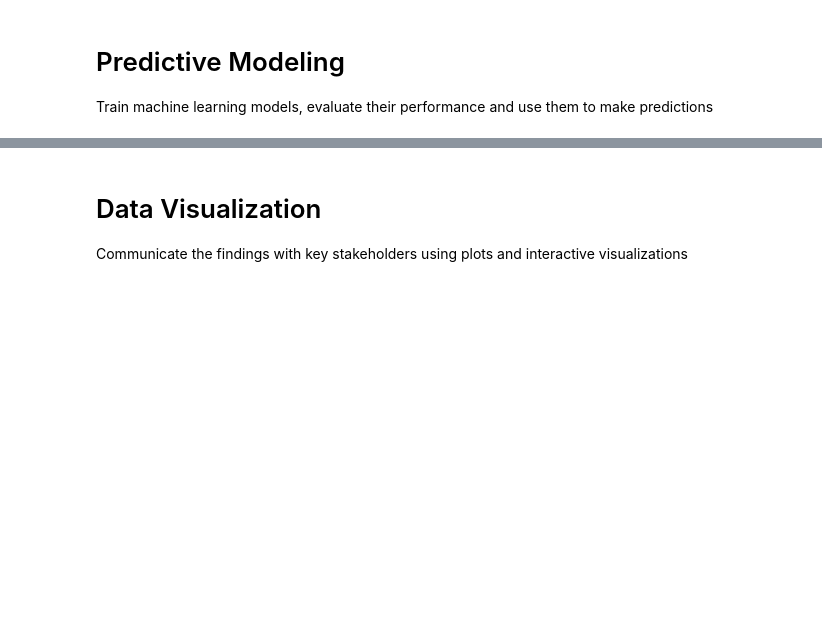
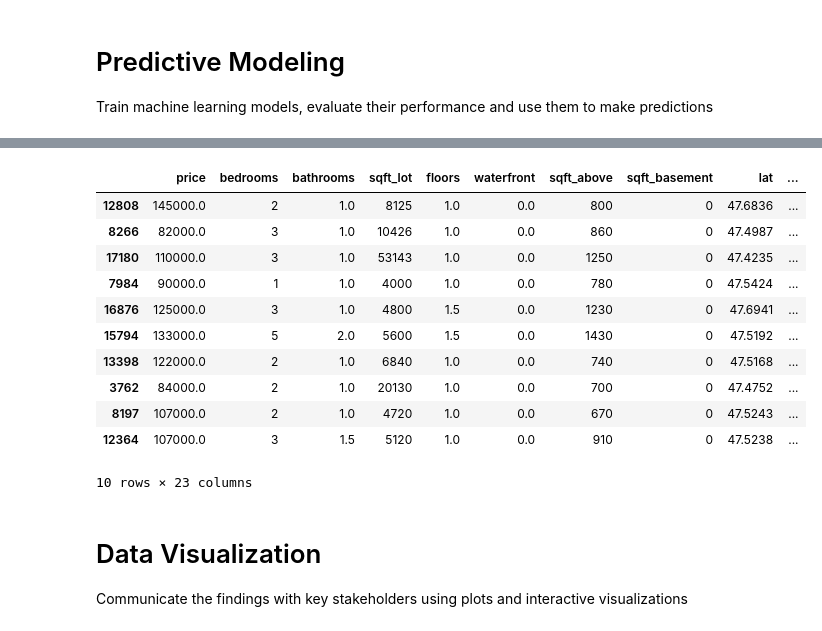
Before and after one commit to Rurbinasal/EDA_house_prices, a Jupyter notebook: King County Analysis.ipynb, the cells around one changed output, grey strips where cells are left out. Saved outputs shown, nothing was run; the diff lists cells and outputs as text; code cells hidden in the pictures; blank space fills up the shorter version.

```diff
--- a/King County Analysis.ipynb
+++ b/King County Analysis.ipynb
@@ -472,3 +504,21 @@ r2_score(y4_test, predictions)
+# %%
+# Real estate with grades 4-6 (sub-par)
+data_results["grade"] = data_results["grade_4"] + data_results["grade_5"] + data_results["grade_6"]
+data_results[data_results["grade"] == 1].sort_values("res_rel").head()
+#data_results.query("(data_results.grade_4 == 1) OR (data_results.grade_5 == 1) OR (data_results.grade_6 == 1)").sort_values("res_rel").head(10)
+# %% [output]
+|  | price | bedrooms | bathrooms | sqft_lot | floors | waterfront | sqft_above | sqft_basement | lat | ... |
+| 12808 | 145000.0 | 2 | 1.0 | 8125 | 1.0 | 0.0 | 800 | 0 | 47.6836 | ... |
+| 8266 | 82000.0 | 3 | 1.0 | 10426 | 1.0 | 0.0 | 860 | 0 | 47.4987 | ... |
+| 17180 | 110000.0 | 3 | 1.0 | 53143 | 1.0 | 0.0 | 1250 | 0 | 47.4235 | ... |
+| 7984 | 90000.0 | 1 | 1.0 | 4000 | 1.0 | 0.0 | 780 | 0 | 47.5424 | ... |
+| 16876 | 125000.0 | 3 | 1.0 | 4800 | 1.5 | 0.0 | 1230 | 0 | 47.6941 | ... |
+| 15794 | 133000.0 | 5 | 2.0 | 5600 | 1.5 | 0.0 | 1430 | 0 | 47.5192 | ... |
+| 13398 | 122000.0 | 2 | 1.0 | 6840 | 1.0 | 0.0 | 740 | 0 | 47.5168 | ... |
+| 3762 | 84000.0 | 2 | 1.0 | 20130 | 1.0 | 0.0 | 700 | 0 | 47.4752 | ... |
+| 8197 | 107000.0 | 2 | 1.0 | 4720 | 1.0 | 0.0 | 670 | 0 | 47.5243 | ... |
+| 12364 | 107000.0 | 3 | 1.5 | 5120 | 1.0 | 0.0 | 910 | 0 | 47.5238 | ... |
+10 rows × 23 columns
 # %% [markdown]
 # Data Visualization
 Communicate the findings with key stakeholders using plots and interactive visualizations
```
Also changed, not shown: parts of 23 cells of this notebook.
